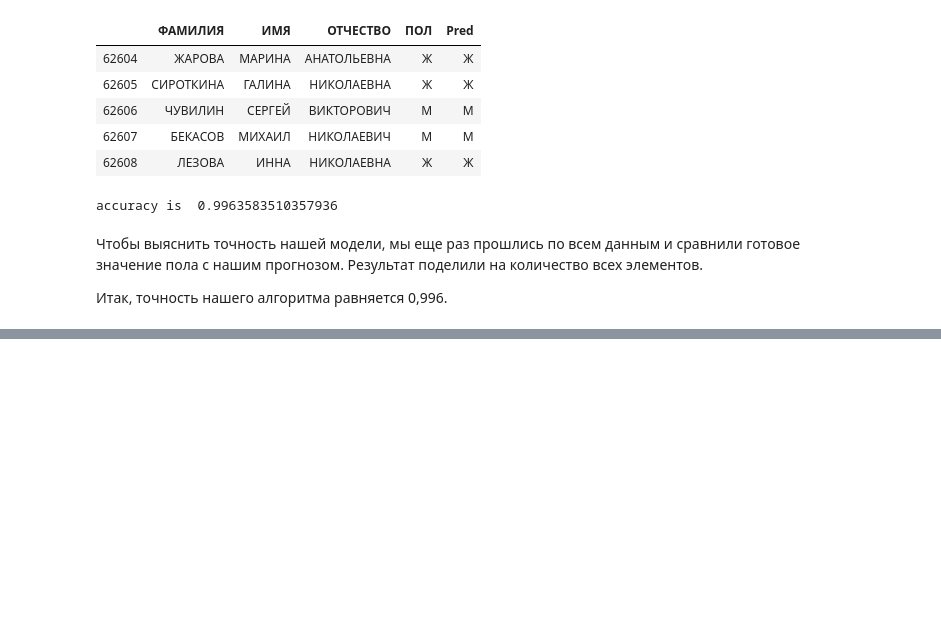
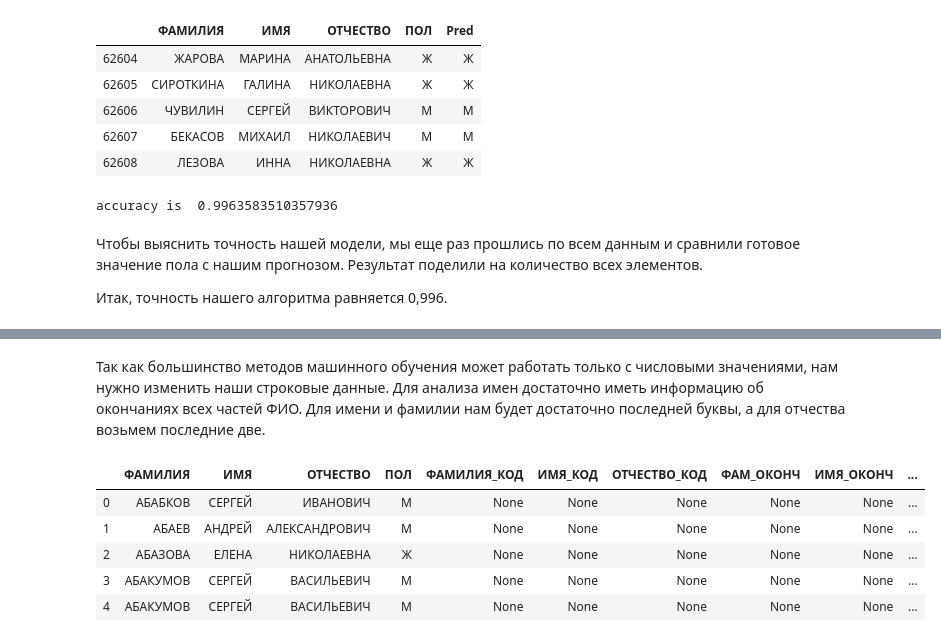
Before and after one commit to NastyaGribanova/DataAnalysis, a Jupyter notebook: projectName/ProjectName.ipynb, the cells around one changed output, grey strips where cells are left out. Saved outputs shown, nothing was run; the diff lists cells and outputs as text; code cells hidden in the pictures; blank space fills up the shorter version.

```diff
--- a/projectName/ProjectName.ipynb
+++ b/projectName/ProjectName.ipynb
@@ -185,0 +188,7 @@ accuracy is  0.9963583510357936
+# %%
+with open('C:/Users/Nastya/dataMini.csv', 'rb') as f:
+    result = chardet.detect(f.readline())
+
+
+data1 = pd.read_csv('C:/Users/Nastya/dataMini.csv', encoding=result['encoding'])
+data1.head()
@@ -185,0 +204,3 @@ accuracy is  0.9963583510357936
+# %%
+data1 = data1.fillna('АЛЕКСАНДРОВНА')
+print(data1)
@@ -185,0 +222,14 @@ accuracy is  0.9963583510357936
+# %% [markdown]
+Так как большинство методов машинного обучения может работать только с числовыми значениями, нам нужно изменить наши строковые данные. Для анализа имен достаточно иметь информацию об окончаниях всех частей ФИО. Для имени и фамилии нам будет достаточно последней буквы, а для отчества возьмем последние две.
+# %%
+data1['ФАМ_ОКОНЧ'] = None
+data1['ИМЯ_ОКОНЧ'] = None
+data1['ОТЧ_ОКОНЧ'] = None
+data1.head()
+# %% [output]
+|  | ФАМИЛИЯ | ИМЯ | ОТЧЕСТВО | ПОЛ | ФАМИЛИЯ_КОД | ИМЯ_КОД | ОТЧЕСТВО_КОД | ФАМ_ОКОНЧ | ИМЯ_ОКОНЧ | ... |
+| 0 | АБАБКОВ | СЕРГЕЙ | ИВАНОВИЧ | М | None | None | None | None | None | ... |
+| 1 | АБАЕВ | АНДРЕЙ | АЛЕКСАНДРОВИЧ | М | None | None | None | None | None | ... |
+| 2 | АБАЗОВА | ЕЛЕНА | НИКОЛАЕВНА | Ж | None | None | None | None | None | ... |
+| 3 | АБАКУМОВ | СЕРГЕЙ | ВАСИЛЬЕВИЧ | М | None | None | None | None | None | ... |
+| 4 | АБАКУМОВ | СЕРГЕЙ | ВАСИЛЬЕВИЧ | М | None | None | None | None | None | ... |
```
Also changed, not shown: parts of 30 cells of this notebook.
